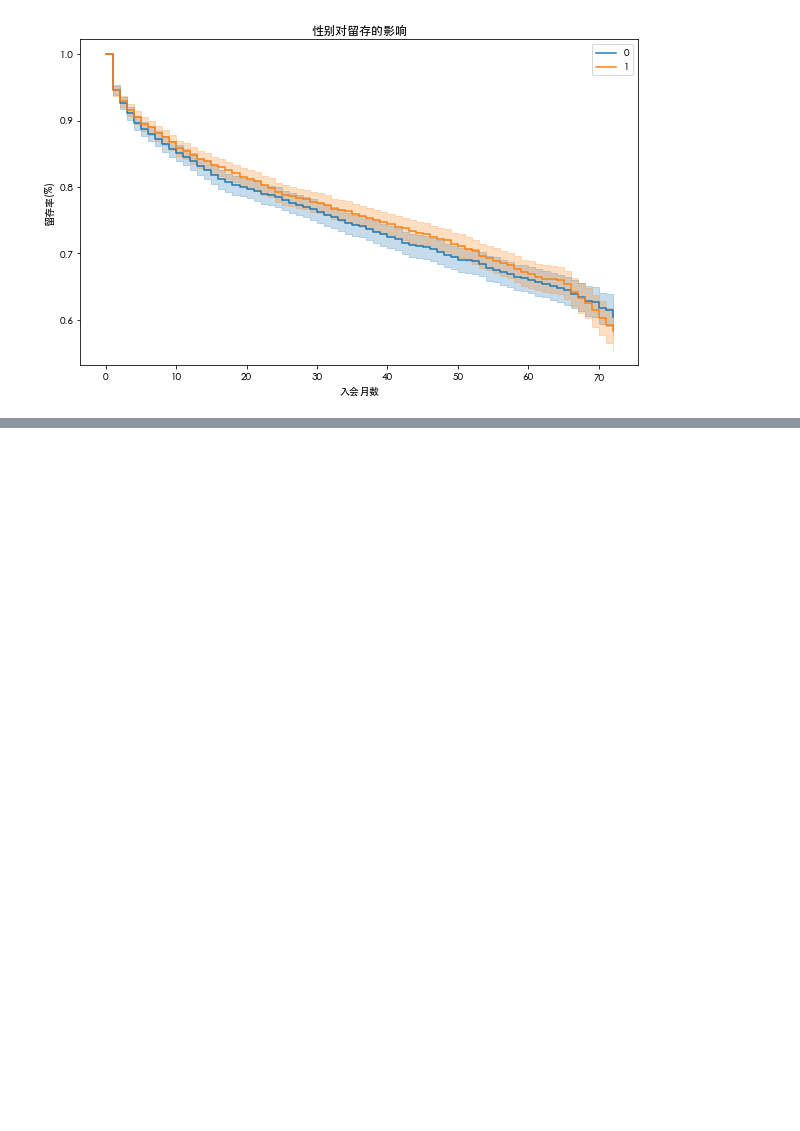
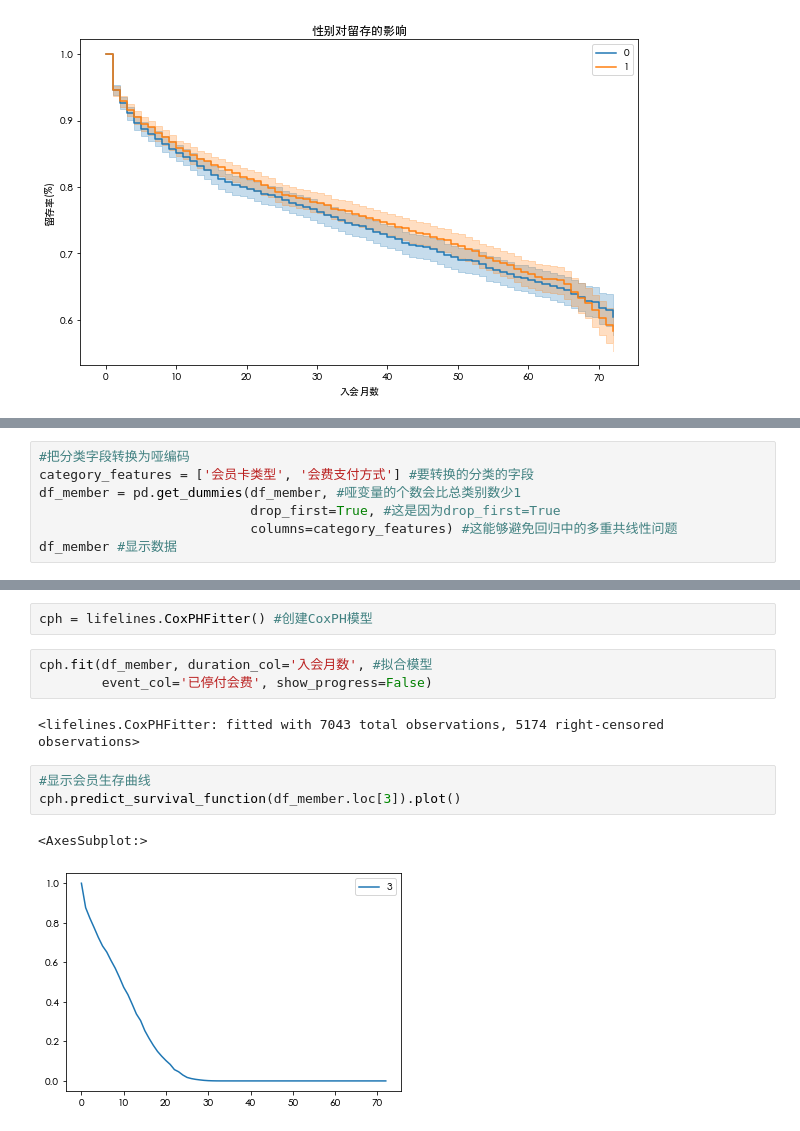
Before and after one commit to eazow/knowledge-hierarchy, a Jupyter notebook: python/machine-learning/retain.ipynb, the cells around one changed output, grey strips where cells are left out. Saved outputs shown, nothing was run; the diff lists cells and outputs as text; blank space fills up the shorter version.

```diff
--- a/python/machine-learning/retain.ipynb
+++ b/python/machine-learning/retain.ipynb
@@ -133,0 +136,7 @@ plt.show() #显示图片
+# %%
+#把分类字段转换为哑编码
+category_features = ['会员卡类型', '会费支付方式'] #要转换的分类的字段
+df_member = pd.get_dummies(df_member, #哑变量的个数会比总类别数少1
+                           drop_first=True, #这是因为drop_first=True
+                           columns=category_features) #这能够避免回归中的多重共线性问题
+df_member #显示数据
@@ -133,0 +157,13 @@ plt.show() #显示图片
+# %%
+cph = lifelines.CoxPHFitter() #创建CoxPH模型
+# %%
+cph.fit(df_member, duration_col='入会月数', #拟合模型
+        event_col='已停付会费', show_progress=False)
+# %% [output]
+<lifelines.CoxPHFitter: fitted with 7043 total observations, 5174 right-censored observations>
+# %%
+#显示会员生存曲线
+cph.predict_survival_function(df_member.loc[3]).plot()
+# %% [output]
+<AxesSubplot:>
+[figure, added]
```
Also changed, not shown: parts of 3 cells of this notebook.
